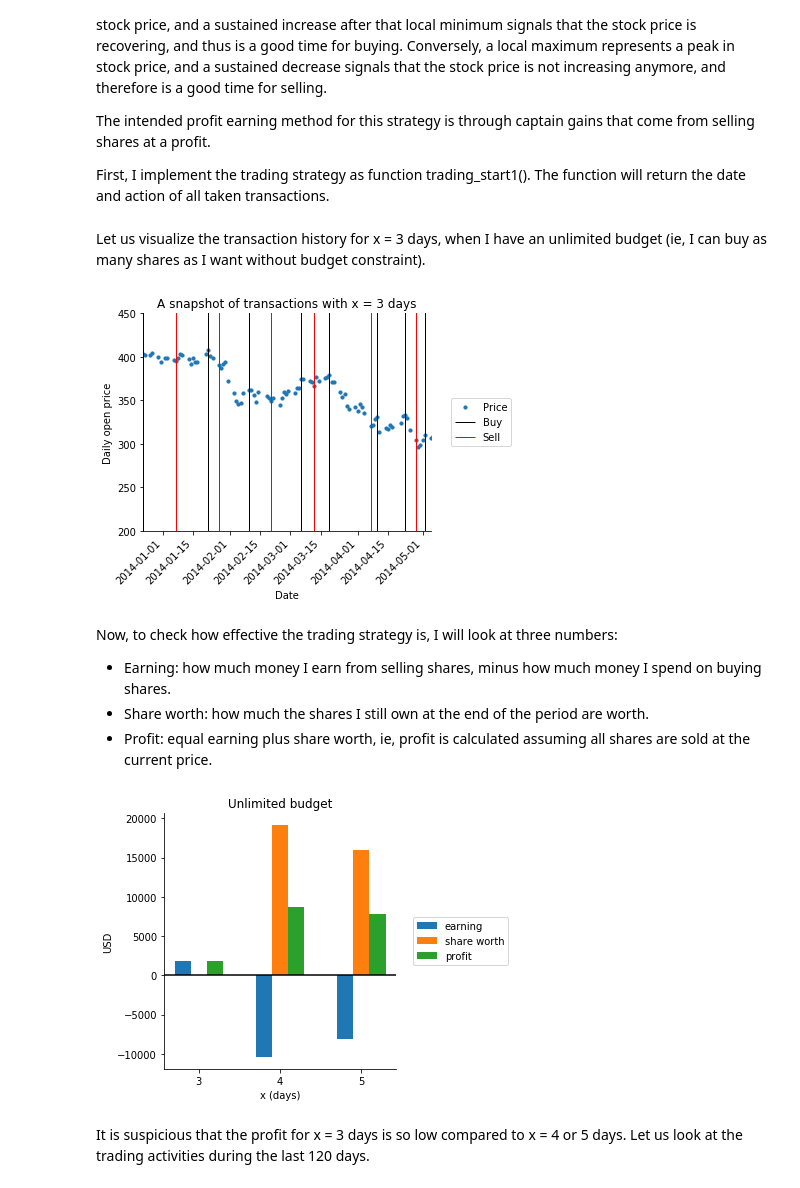
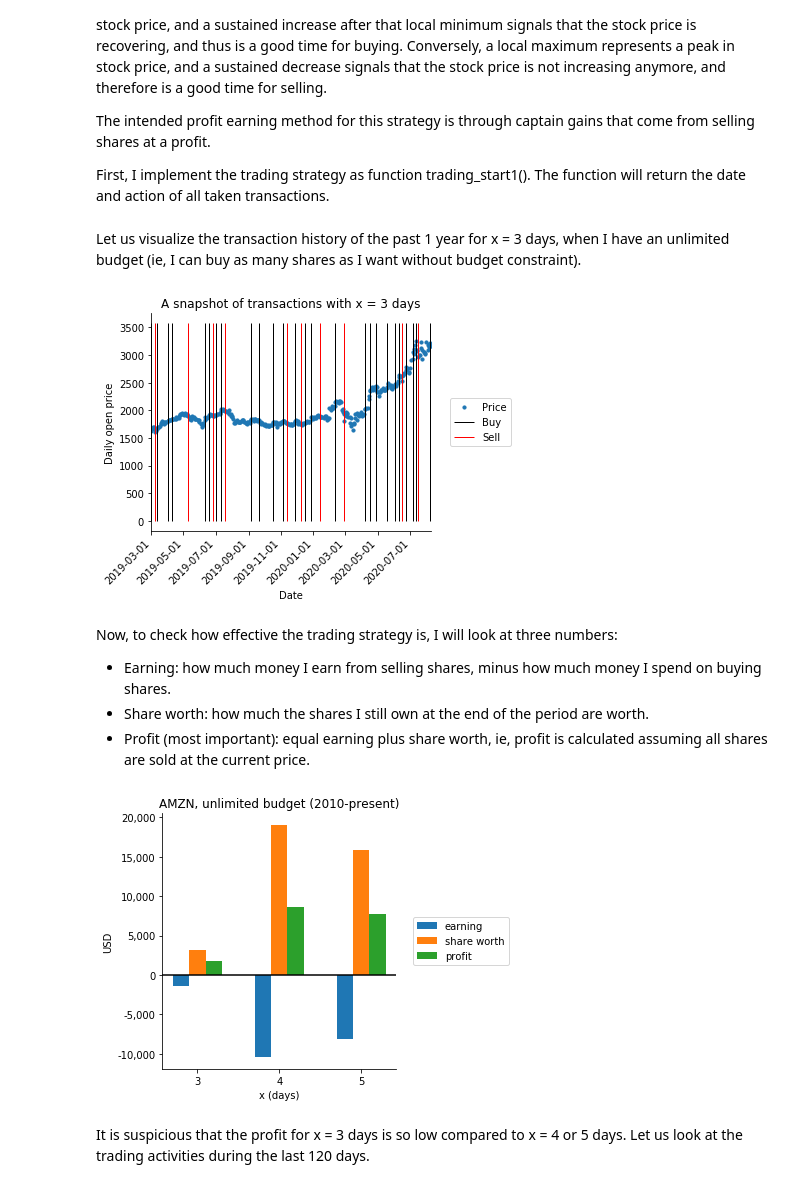
Before and after one commit to hoangvanphan/fun_projects, a Jupyter notebook: trading_strategy/stock_trading.ipynb, the cells around one changed output. Cells and saved outputs as stored; diff of their text form; code cells hidden in the pictures.

```diff
--- a/trading_strategy/stock_trading.ipynb
+++ b/trading_strategy/stock_trading.ipynb
@@ -131,35 +135,35 @@ def trading_strat1(price, min_x=1, max_x=5, fees=0, budget=None):
 
     return out_dict
 # %% [markdown]
-Let us visualize the transaction history for x = 3 days, when I have an unlimited budget (ie, I can buy as many shares as I want without budget constraint).
+Let us visualize the transaction history of the past 1 year for x = 3 days, when I have an unlimited budget (ie, I can buy as many shares as I want without budget constraint).
 # %%
 # Convert stock price and date to numpy arrays
 amzn_price_np = amzn_price["Open"].to_numpy()
 amzn_date = amzn_price.index.to_numpy()
 
 # Implement trading strategy
 amzn_dict = trading_strat1(amzn_price_np, min_x=3)
 
 # Visualize trading patterns to confirm trading_simple() works as expected
 fig, ax = plt.subplots(figsize=(6,4.5), tight_layout=True)
 ax.scatter(amzn_date, amzn_price_np, s=10, label="Price")
 ax.vlines(amzn_date[amzn_dict[3][amzn_dict[3][:,1]>0,0]], 0, amzn_price_np.max()*1.1, lw=1, label="Buy")
 ax.vlines(amzn_date[amzn_dict[3][amzn_dict[3][:,1]<0,0]], 0, amzn_price_np.max()*1.1, lw=1, color='red', label="Sell")
-ax.set_xlim(amzn_date[1000],amzn_date[1090])
-ax.set_ylim(200,450)
+ax.set_xlim(amzn_date[-365],amzn_date[-1])
+# ax.set_ylim(200,450)
 ax.set_xticklabels([datetime.fromordinal(int(s)).date() for s in ax.get_xticks()], rotation=45, ha='right')
 ax.set_xlabel("Date")
 ax.set_ylabel("Daily open price")
 ax.legend(bbox_to_anchor=(1.05,0.5), loc="center left")
 ax.set_title("A snapshot of transactions with x = 3 days")
 sns.despine(fig=fig)
 # %% [output]
-[figure, old version]
+[figure, new version]
 # %% [markdown]
 Now, to check how effective the trading strategy is, I will look at three numbers:
 * Earning: how much money I earn from selling shares, minus how much money I spend on buying shares.
 * Share worth: how much the shares I still own at the end of the period are worth.
-* Profit: equal earning plus share worth, ie, profit is calculated assuming all shares are sold at the current price.
+* Profit (most important): equal earning plus share worth, ie, profit is calculated assuming all shares are sold at the current price.
 # %%
 bar_width = 0.2
 fig, ax = plt.subplots(figsize=(6,4.5), tight_layout=True)
@@ -176,13 +180,14 @@ for key, value in amzn_dict.items():
     bar3 = ax.bar(key+bar_width, earning+share_worth, width=bar_width, color=my_colors(2))
 ax.axhline(0,color='black')
 ax.set_xticks(list(amzn_dict.keys()))
+ax.get_yaxis().set_major_formatter(FuncFormatter(lambda x, p: format(int(x), ',')))
 ax.set_xlabel("x (days)")
 ax.set_ylabel("USD")
-ax.set_title("Unlimited budget")
+ax.set_title("AMZN, unlimited budget (2010-present)")
 ax.legend([bar1, bar2, bar3], ["earning","share worth","profit"], bbox_to_anchor=(1.05,0.5), loc="center left")
 sns.despine(fig=fig)
 # %% [output]
-[figure, old version]
+[figure, new version]
 # %% [markdown]
 It is suspicious that the profit for x = 3 days is so low compared to x = 4 or 5 days. Let us look at the trading activities during the last 120 days.
 # %%
```
Also changed, not shown: parts of 37 cells of this notebook.
